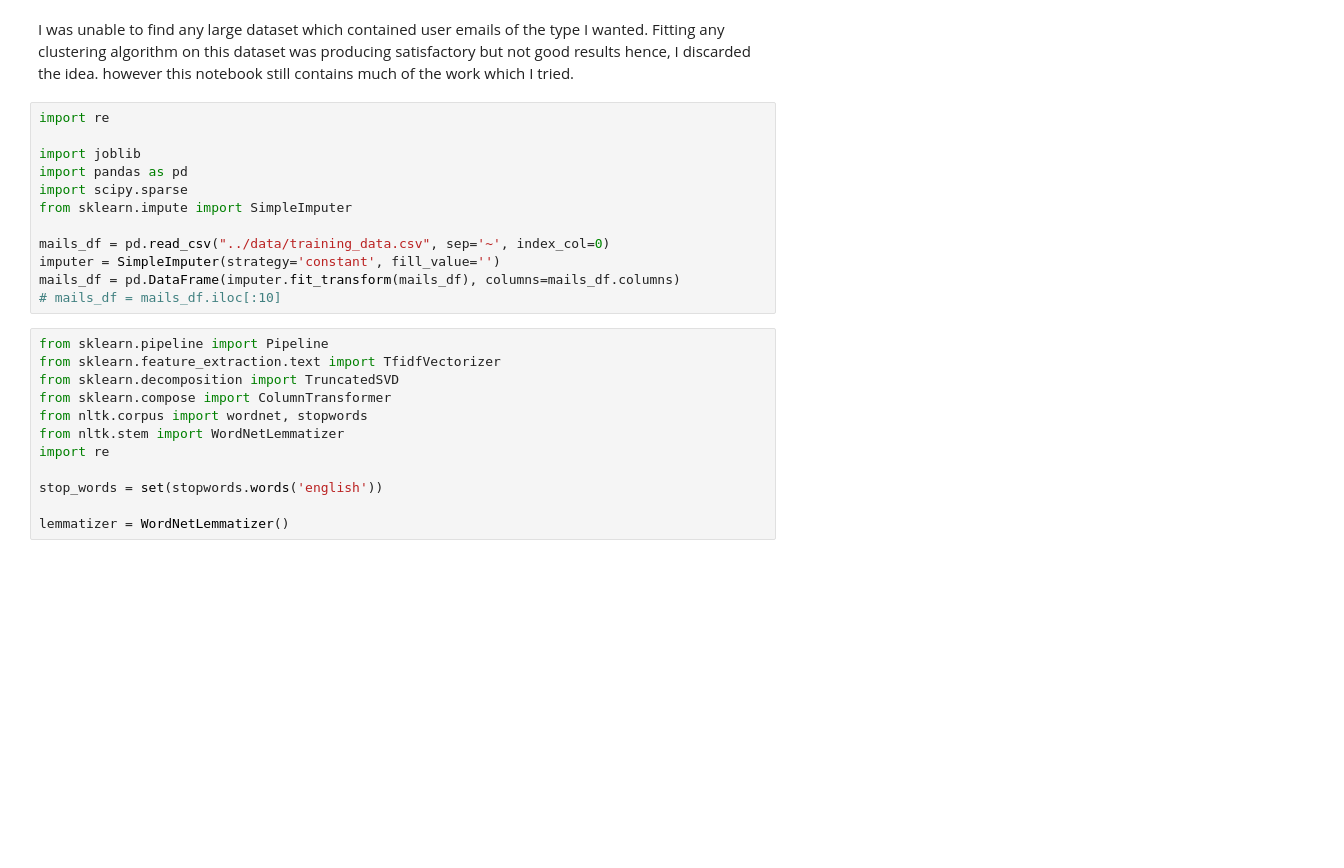
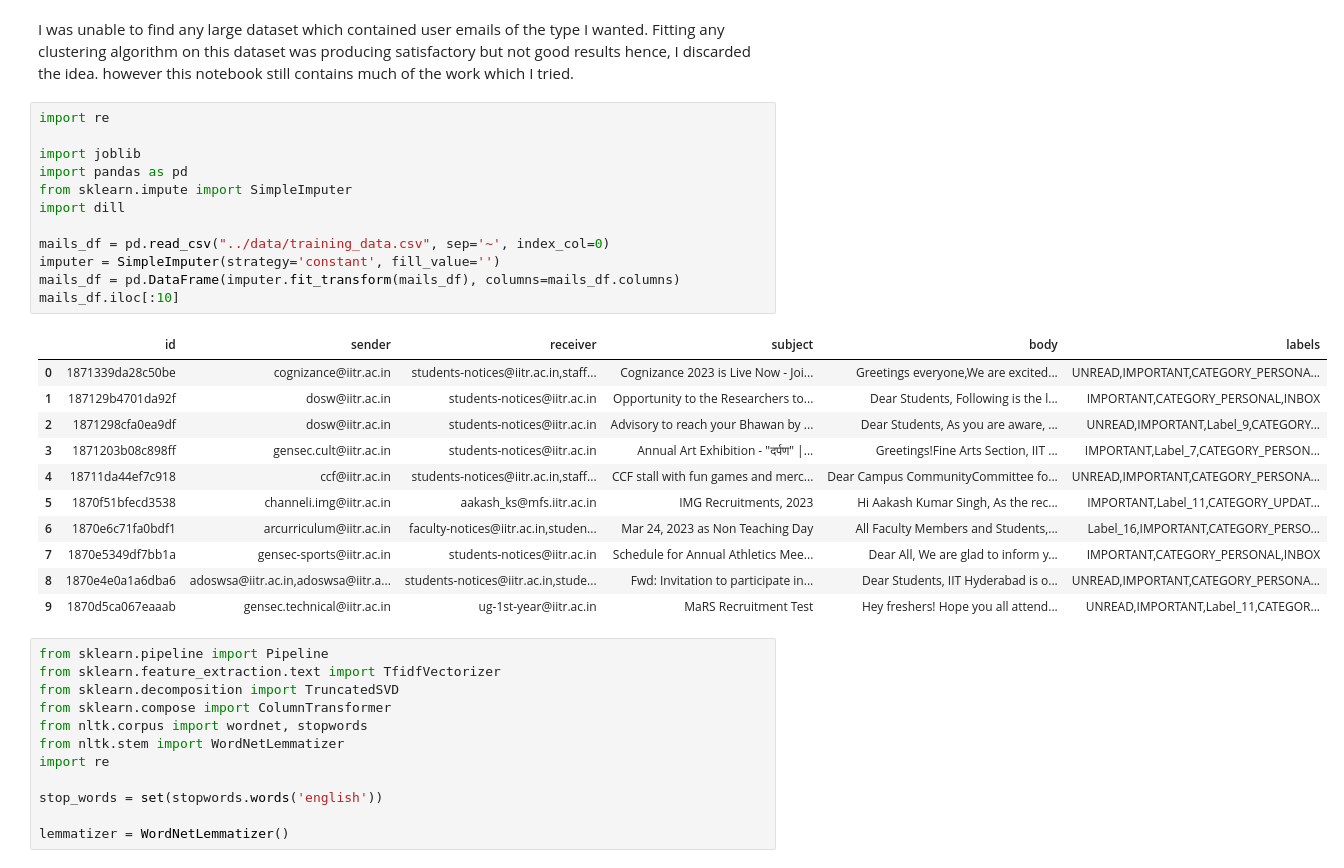
Before and after one commit to aakashks/gmail_organizer, a Jupyter notebook: notebooks/ML_unsupervised.ipynb, the cells around one changed output. Saved outputs shown, nothing was run; the diff lists cells and outputs as text; blank space fills up the shorter version.

```diff
--- a/notebooks/ML_unsupervised.ipynb
+++ b/notebooks/ML_unsupervised.ipynb
@@ -6,15 +6,27 @@ however this notebook still contains much of the work which I tried.
 # %%
 import re
 
 import joblib
 import pandas as pd
-import scipy.sparse
 from sklearn.impute import SimpleImputer
+import dill
 
 mails_df = pd.read_csv("../data/training_data.csv", sep='~', index_col=0)
 imputer = SimpleImputer(strategy='constant', fill_value='')
 mails_df = pd.DataFrame(imputer.fit_transform(mails_df), columns=mails_df.columns)
-# mails_df = mails_df.iloc[:10]
+mails_df.iloc[:10]
+# %% [output]
+|  | id | sender | receiver | subject | body | labels |
+| 0 | 1871339da28c50be | cognizance@iitr.ac.in | students-notices@iitr.ac.in,staff... | Cognizance 2023 is Live Now - Joi... | Greetings everyone,We are excited... | UNREAD,IMPORTANT,CATEGORY_PERSONA... |
+| 1 | 187129b4701da92f | dosw@iitr.ac.in | students-notices@iitr.ac.in | Opportunity to the Researchers to... | Dear Students, Following is the l... | IMPORTANT,CATEGORY_PERSONAL,INBOX |
+| 2 | 1871298cfa0ea9df | dosw@iitr.ac.in | students-notices@iitr.ac.in | Advisory to reach your Bhawan by ... | Dear Students, As you are aware, ... | UNREAD,IMPORTANT,Label_9,CATEGORY... |
+| 3 | 1871203b08c898ff | gensec.cult@iitr.ac.in | students-notices@iitr.ac.in | Annual Art Exhibition - "दर्पण" |... | Greetings!Fine Arts Section, IIT ... | IMPORTANT,Label_7,CATEGORY_PERSON... |
+| 4 | 18711da44ef7c918 | ccf@iitr.ac.in | students-notices@iitr.ac.in,staff... | CCF stall with fun games and merc... | Dear Campus CommunityCommittee fo... | UNREAD,IMPORTANT,CATEGORY_PERSONA... |
+| 5 | 1870f51bfecd3538 | channeli.img@iitr.ac.in | aakash_ks@mfs.iitr.ac.in | IMG Recruitments, 2023 | Hi Aakash Kumar Singh, As the rec... | IMPORTANT,Label_11,CATEGORY_UPDAT... |
+| 6 | 1870e6c71fa0bdf1 | arcurriculum@iitr.ac.in | faculty-notices@iitr.ac.in,studen... | Mar 24, 2023 as Non Teaching Day | All Faculty Members and Students,... | Label_16,IMPORTANT,CATEGORY_PERSO... |
+| 7 | 1870e5349df7bb1a | gensec-sports@iitr.ac.in | students-notices@iitr.ac.in | Schedule for Annual Athletics Mee... | Dear All, We are glad to inform y... | IMPORTANT,CATEGORY_PERSONAL,INBOX |
+| 8 | 1870e4e0a1a6dba6 | adoswsa@iitr.ac.in,adoswsa@iitr.a... | students-notices@iitr.ac.in,stude... | Fwd: Invitation to participate in... | Dear Students, IIT Hyderabad is o... | UNREAD,IMPORTANT,CATEGORY_PERSONA... |
+| 9 | 1870d5ca067eaaab | gensec.technical@iitr.ac.in | ug-1st-year@iitr.ac.in | MaRS Recruitment Test | Hey freshers! Hope you all attend... | UNREAD,IMPORTANT,Label_11,CATEGOR... |
 # %%
 from sklearn.pipeline import Pipeline
 from sklearn.feature_extraction.text import TfidfVectorizer
```
Also changed, not shown: parts of 27 cells of this notebook.
